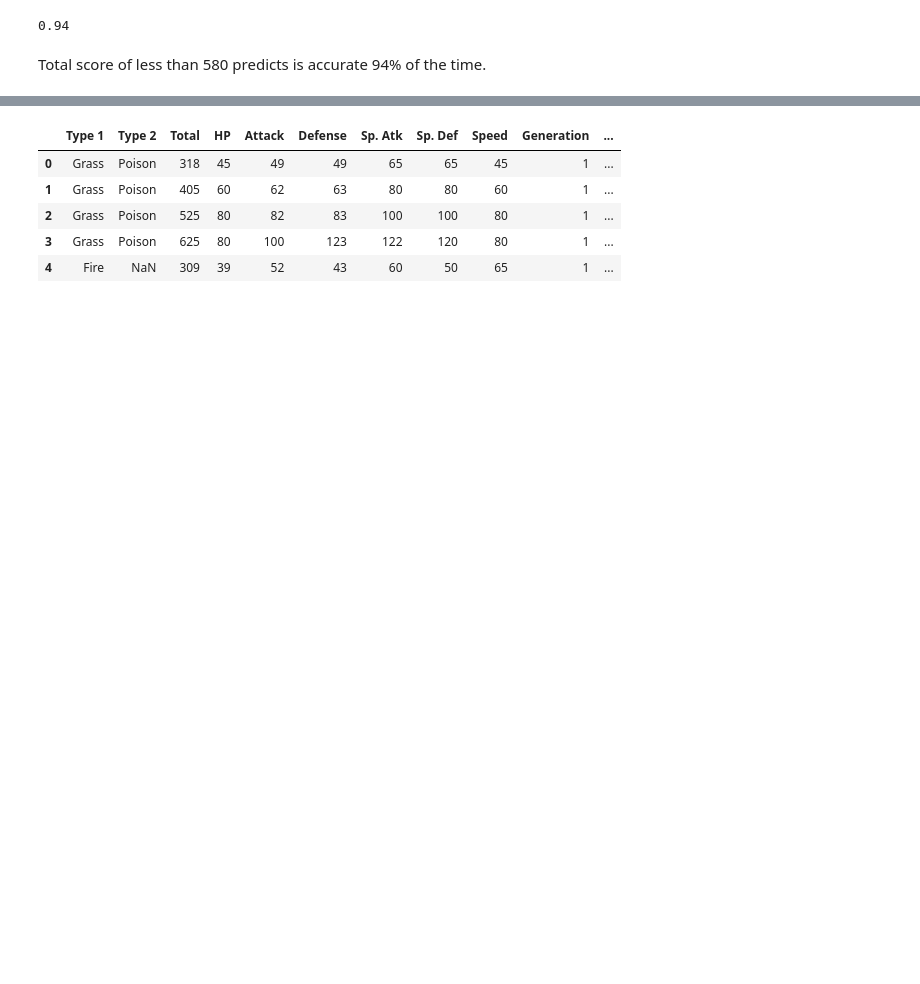
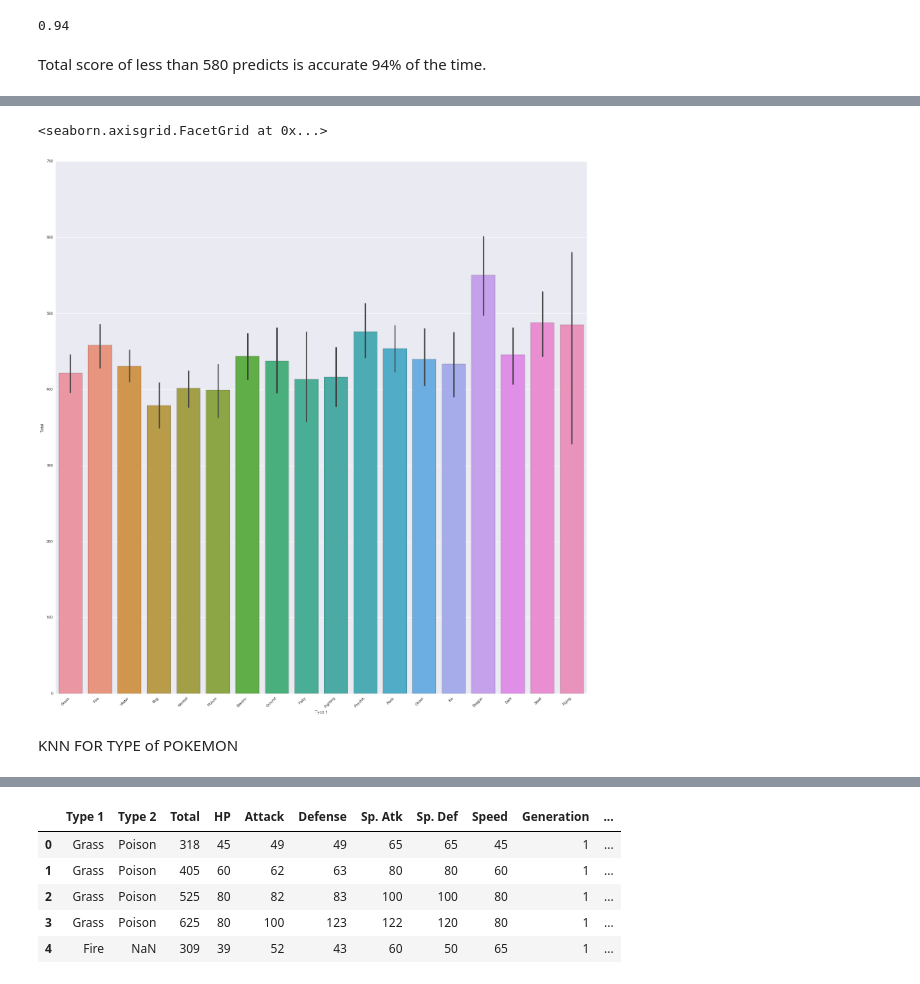
Before and after one commit to bchen150/GA_Homework, a Jupyter notebook: Pokemon/Pokemon.ipynb, the cells around one changed output, grey strips where cells are left out. Saved outputs shown, nothing was run; the diff lists cells and outputs as text; code cells hidden in the pictures; blank space fills up the shorter version.

```diff
--- a/Pokemon/Pokemon.ipynb
+++ b/Pokemon/Pokemon.ipynb
@@ -220,0 +225,18 @@ print Type1.head()
+# %%
+#Looking at the mean of the total score for each type of Pokemon
+
+import seaborn as sb
+%matplotlib inline
+
+p = sb.factorplot(x='Type 1',
+              y='Total',
+              kind='bar',
+              data = df,
+              size = 20
+            )
+p.set_xticklabels(rotation=45, horizontalalignment='right')
+# %% [output]
+<seaborn.axisgrid.FacetGrid at 0x...>
+[figure, added]
+# %% [markdown]
+KNN FOR TYPE of POKEMON
```
Also changed, not shown: parts of 33 cells of this notebook.
